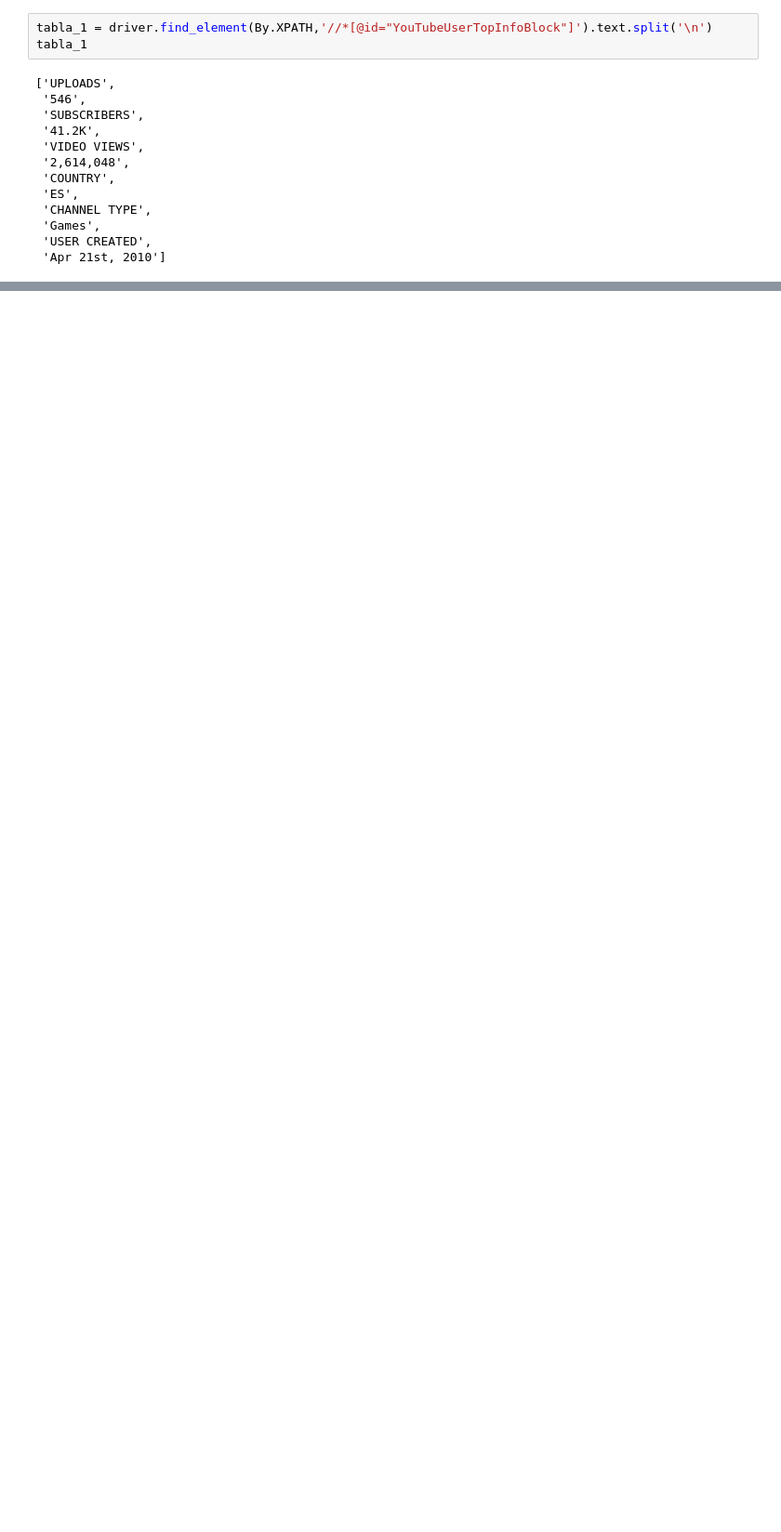
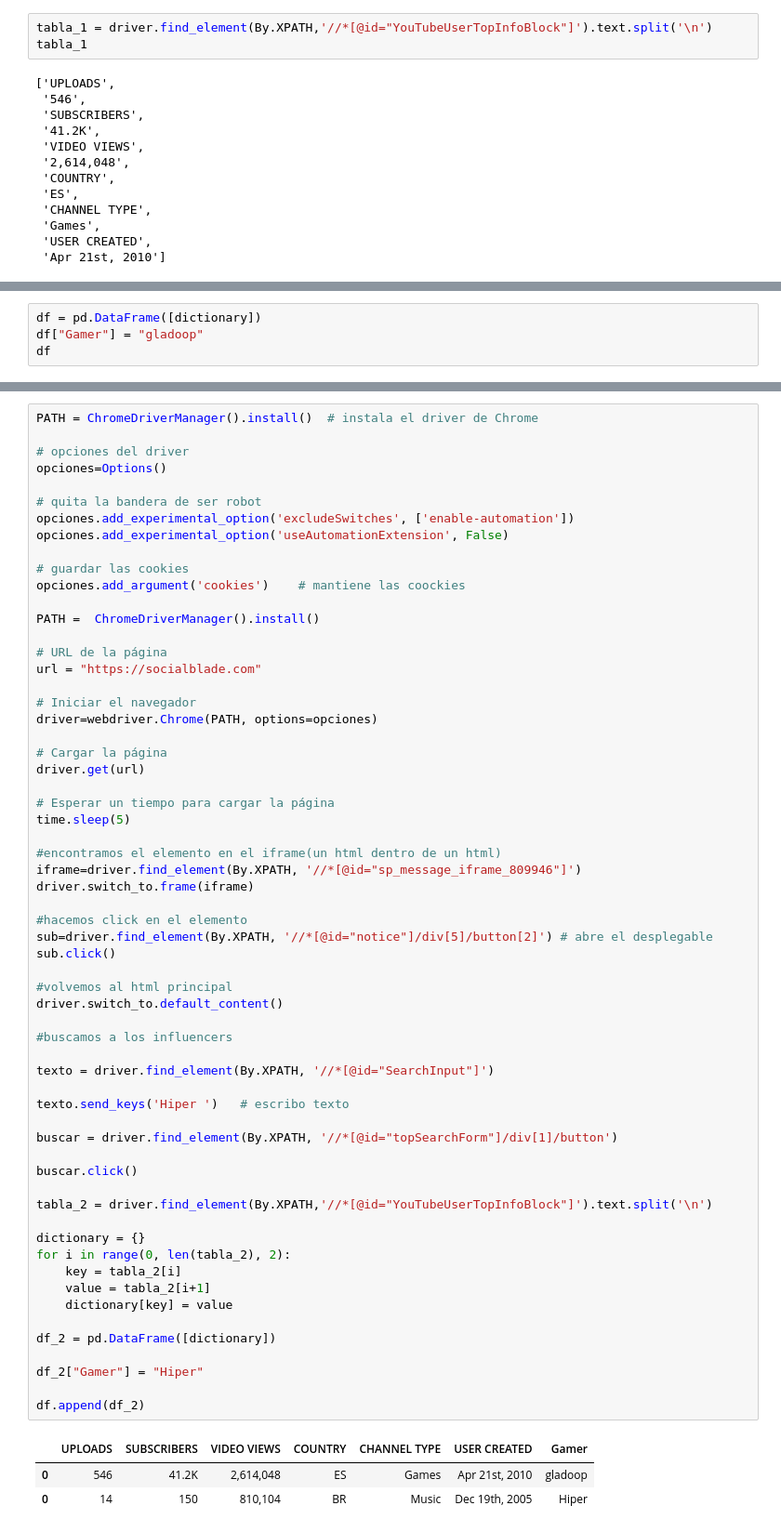
Before and after one commit to giottomillan/project_play, a Jupyter notebook: scrapping.ipynb, the cells around one changed output, grey strips where cells are left out. Shown at 93% size. Saved outputs shown, nothing was run; the diff lists cells and outputs as text; blank space fills up the shorter version.

```diff
--- a/scrapping.ipynb
+++ b/scrapping.ipynb
@@ -395,0 +379,4 @@ url : https://socialblade.com/youtube/user/gladoop
+# %%
+df = pd.DataFrame([dictionary])
+df["Gamer"] = "gladoop"
+df
@@ -395,0 +386,65 @@ url : https://socialblade.com/youtube/user/gladoop
+# %%
+PATH = ChromeDriverManager().install()  # instala el driver de Chrome
+
+# opciones del driver
+opciones=Options()
+
+# quita la bandera de ser robot
+opciones.add_experimental_option('excludeSwitches', ['enable-automation'])
+opciones.add_experimental_option('useAutomationExtension', False)
+
+# guardar las cookies
+opciones.add_argument('cookies')    # mantiene las coockies
+
+PATH =  ChromeDriverManager().install()
+
+# URL de la página
+url = "https://socialblade.com"
+
+# Iniciar el navegador
+driver=webdriver.Chrome(PATH, options=opciones)
+
+# Cargar la página
+driver.get(url)
+
+# Esperar un tiempo para cargar la página
+time.sleep(5)
+
+#encontramos el elemento en el iframe(un html dentro de un html)
+iframe=driver.find_element(By.XPATH, '//*[@id="sp_message_iframe_809946"]')
+driver.switch_to.frame(iframe)
+
+#hacemos click en el elemento
+sub=driver.find_element(By.XPATH, '//*[@id="notice"]/div[5]/button[2]') # abre el desplegable
+sub.click()
+
+#volvemos al html principal
+driver.switch_to.default_content()
+
+#buscamos a los influencers
+
+texto = driver.find_element(By.XPATH, '//*[@id="SearchInput"]')
+
+texto.send_keys('Hiper ')   # escribo texto
+
+buscar = driver.find_element(By.XPATH, '//*[@id="topSearchForm"]/div[1]/button')
+
+buscar.click()
+
+tabla_2 = driver.find_element(By.XPATH,'//*[@id="YouTubeUserTopInfoBlock"]').text.split('\n')
+
+dictionary = {}
+for i in range(0, len(tabla_2), 2):
+    key = tabla_2[i]
+    value = tabla_2[i+1]
+    dictionary[key] = value
+
+df_2 = pd.DataFrame([dictionary])
+
+df_2["Gamer"] = "Hiper"
+
+df.append(df_2)
+# %% [output]
+|  | UPLOADS | SUBSCRIBERS | VIDEO VIEWS | COUNTRY | CHANNEL TYPE | USER CREATED | Gamer |
+| 0 | 546 | 41.2K | 2,614,048 | ES | Games | Apr 21st, 2010 | gladoop |
+| 0 | 14 | 150 | 810,104 | BR | Music | Dec 19th, 2005 | Hiper |
```
Also changed, not shown: parts of 15 cells of this notebook, 3 other files.
